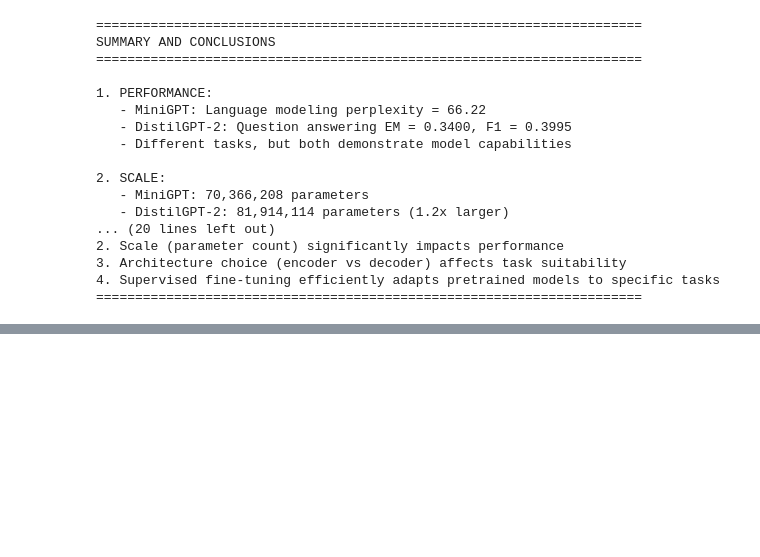
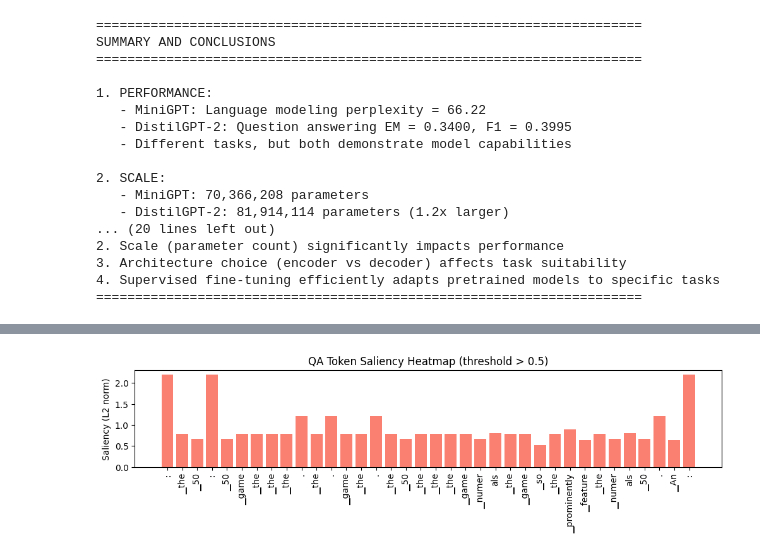
Before and after one commit to jorrynli/nlp-final, a Jupyter notebook: transformer.ipynb, the cells around one changed output, grey strips where cells are left out. Saved outputs shown, nothing was run; the diff lists cells and outputs as text; code cells hidden in the pictures; blank space fills up the shorter version.

```diff
--- a/transformer.ipynb
+++ b/transformer.ipynb
@@ -462,7 +582,7 @@ num_layers = 4
 num_heads = 4
 learning_rate = 1e-4
 num_epochs = 10
-dropout = 0.3
+dropout = 0.35
 
 model = MiniGPT(vocab_size=tokenizer.get_vocab_size(), d_model=d_model,
                 num_layers=num_layers, num_heads=num_heads,
@@ -1109,0 +1751,21 @@ SUMMARY AND CONCLUSIONS
+# %%
+# Example threshold
+threshold = 0.5
+
+# Get tokens and corresponding saliency
+all_tokens = [tokenizer.IdToPiece(id) for id in input_ids[0].tolist()]
+all_saliency = saliency
+
+# Filter tokens with saliency above threshold
+filtered_tokens = [t for t, s in zip(all_tokens, all_saliency) if s > threshold]
+filtered_saliency = [s for s in all_saliency if s > threshold]
+
+# Plot
+plt.figure(figsize=(12, 2))
+plt.bar(range(len(filtered_tokens)), filtered_saliency, color='salmon')
+plt.xticks(range(len(filtered_tokens)), filtered_tokens, rotation=90, fontsize=10)
+plt.ylabel('Saliency (L2 norm)')
+plt.title(f'QA Token Saliency Heatmap (threshold > {threshold})')
+plt.show()
+# %% [output]
+[figure, added]
```
Also changed, not shown: parts of 35 cells of this notebook.
